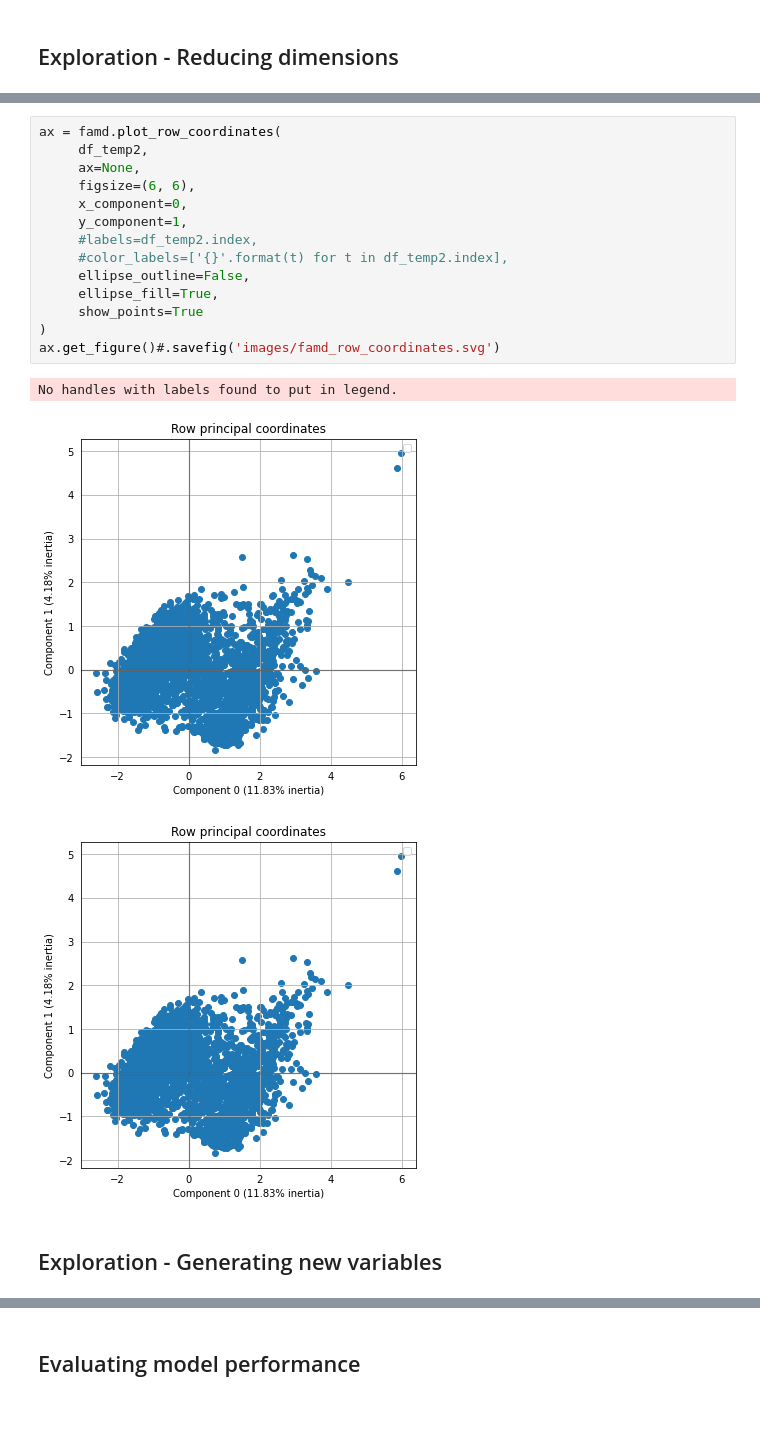
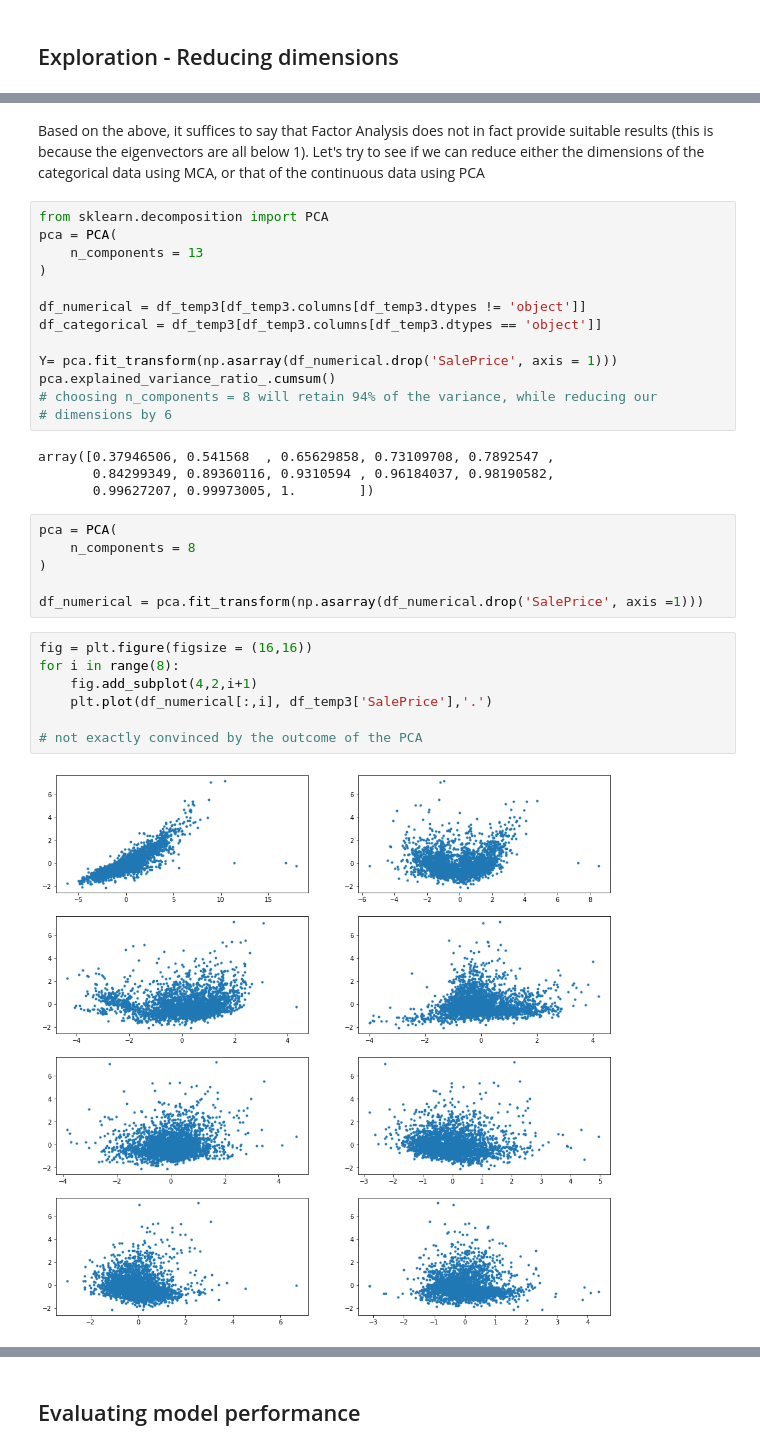
Before and after one commit to namiyousef/ICDSS_Challenges2020, a Jupyter notebook: real-estate/real-estate.ipynb, the cells around one changed output, grey strips where cells are left out. Cells and saved outputs as stored; diff of their text form; blank space fills up the shorter version.

```diff
--- a/real-estate/real-estate.ipynb
+++ b/real-estate/real-estate.ipynb
@@ -173,20 +175,34 @@ plt.plot([i for i in range(1,26)],famd.eigenvalues_)
-# %%
-ax = famd.plot_row_coordinates(
-     df_temp2,
-     ax=None,
-     figsize=(6, 6),
-     x_component=0,
-     y_component=1,
-     #labels=df_temp2.index,
-     #color_labels=['{}'.format(t) for t in df_temp2.index],
-     ellipse_outline=False,
-     ellipse_fill=True,
-     show_points=True
-)
-ax.get_figure()#.savefig('images/famd_row_coordinates.svg')
-# %% [output]
-No handles with labels found to put in legend.
-[figure, removed]
-[figure, removed]
-# %% [markdown]
-## Exploration - Generating new variables
+# %% [markdown]
+Based on the above, it suffices to say that Factor Analysis does not in fact provide suitable results (this is because the eigenvectors are all below 1). Let's try to see if we can reduce either the dimensions of the categorical data using MCA, or that of the continuous data using PCA
+# %%
+from sklearn.decomposition import PCA
+pca = PCA(
+    n_components = 13
+)
+
+df_numerical = df_temp3[df_temp3.columns[df_temp3.dtypes != 'object']]
+df_categorical = df_temp3[df_temp3.columns[df_temp3.dtypes == 'object']]
+
+Y= pca.fit_transform(np.asarray(df_numerical.drop('SalePrice', axis = 1)))
+pca.explained_variance_ratio_.cumsum()
+# choosing n_components = 8 will retain 94% of the variance, while reducing our
+# dimensions by 6
+# %% [output]
+array([0.37946506, 0.541568  , 0.65629858, 0.73109708, 0.7892547 ,
+       0.84299349, 0.89360116, 0.9310594 , 0.96184037, 0.98190582,
+       0.99627207, 0.99973005, 1.        ])
+# %%
+pca = PCA(
+    n_components = 8
+)
+
+df_numerical = pca.fit_transform(np.asarray(df_numerical.drop('SalePrice', axis =1)))
+# %%
+fig = plt.figure(figsize = (16,16))
+for i in range(8):
+    fig.add_subplot(4,2,i+1)
+    plt.plot(df_numerical[:,i], df_temp3['SalePrice'],'.')
+
+# not exactly convinced by the outcome of the PCA
+# %% [output]
+[figure, added]
```
Also changed, not shown: parts of 12 cells of this notebook.
